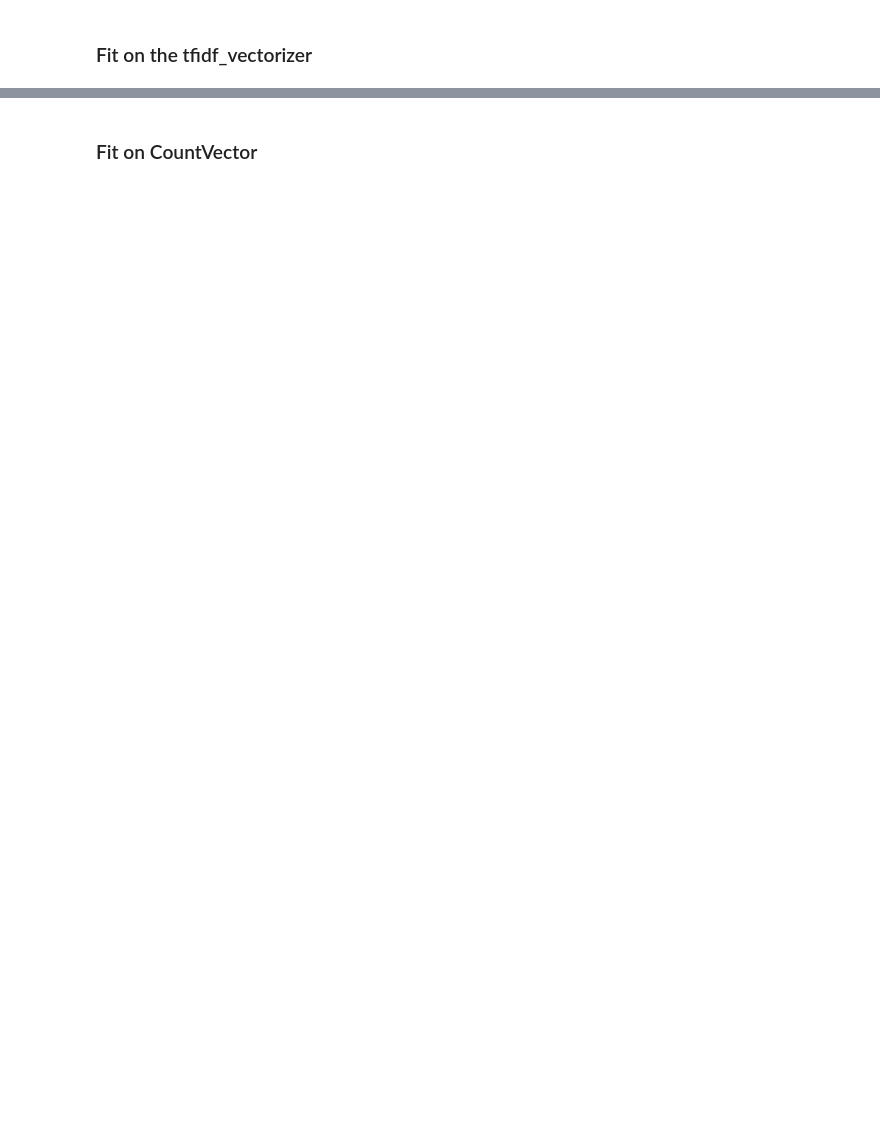
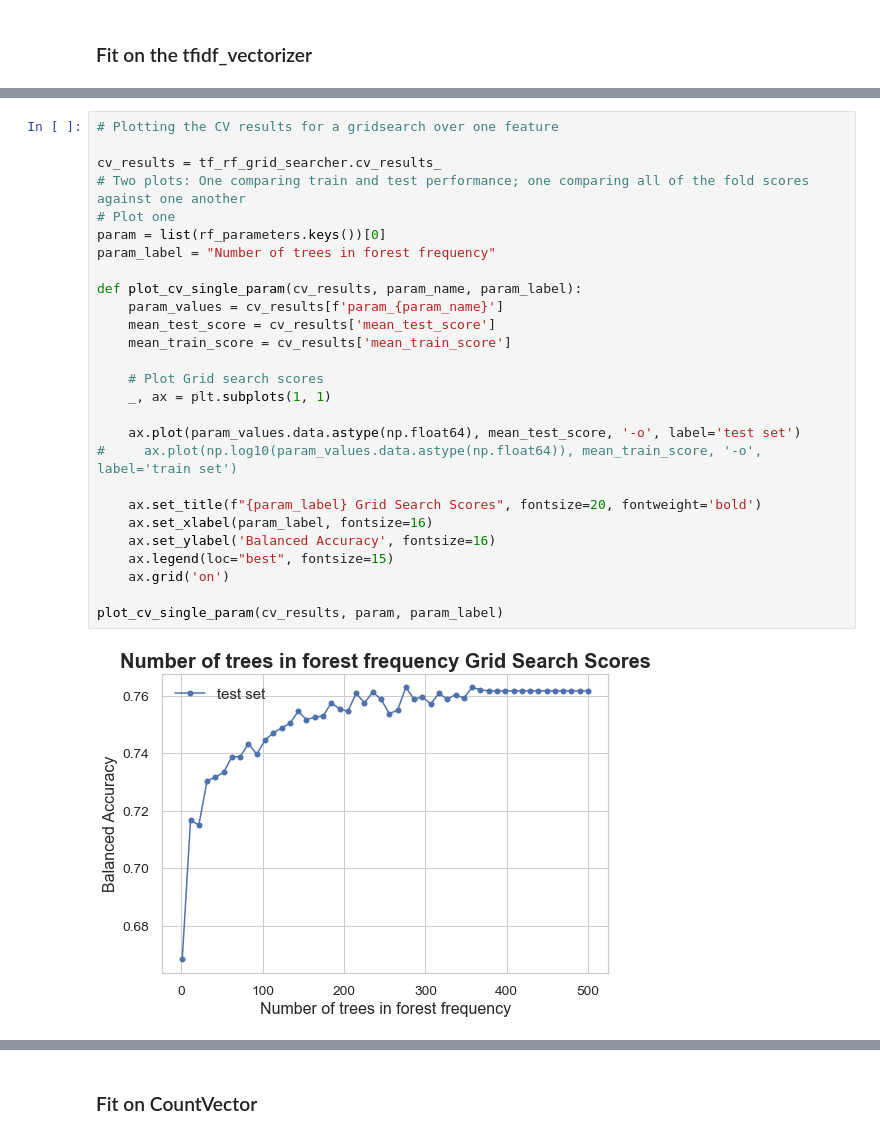
Before and after one commit to Dtphelan1/sentiment-analysis, a Jupyter notebook: BoWClassifier.ipynb, the cells around one changed output, grey strips where cells are left out. Saved outputs shown, nothing was run; the diff lists cells and outputs as text; blank space fills up the shorter version.

Commit message:
Using appropriate graphing fn in the BOW notebook

```diff
--- a/BoWClassifier.ipynb
+++ b/BoWClassifier.ipynb
@@ -174,0 +183,29 @@ Number of trials used in grid search:  20
+# %%
+# Plotting the CV results for a gridsearch over one feature
+
+cv_results = tf_rf_grid_searcher.cv_results_
+# Two plots: One comparing train and test performance; one comparing all of the fold scores against one another
+# Plot one
+param = list(rf_parameters.keys())[0]
+param_label = "Number of trees in forest frequency"
+
+def plot_cv_single_param(cv_results, param_name, param_label):
+    param_values = cv_results[f'param_{param_name}']
+    mean_test_score = cv_results['mean_test_score']
+    mean_train_score = cv_results['mean_train_score']
+
+    # Plot Grid search scores
+    _, ax = plt.subplots(1, 1)
+
+    ax.plot(param_values.data.astype(np.float64), mean_test_score, '-o', label='test set')
+#     ax.plot(np.log10(param_values.data.astype(np.float64)), mean_train_score, '-o', label='train set')
+
+    ax.set_title(f"{param_label} Grid Search Scores", fontsize=20, fontweight='bold')
+    ax.set_xlabel(param_label, fontsize=16)
+    ax.set_ylabel('Balanced Accuracy', fontsize=16)
+    ax.legend(loc="best", fontsize=15)
+    ax.grid('on')
+
+plot_cv_single_param(cv_results, param, param_label)
+# %% [output]
+[figure, added]
```
Also changed, not shown: parts of 18 cells of this notebook, 2 other files.
